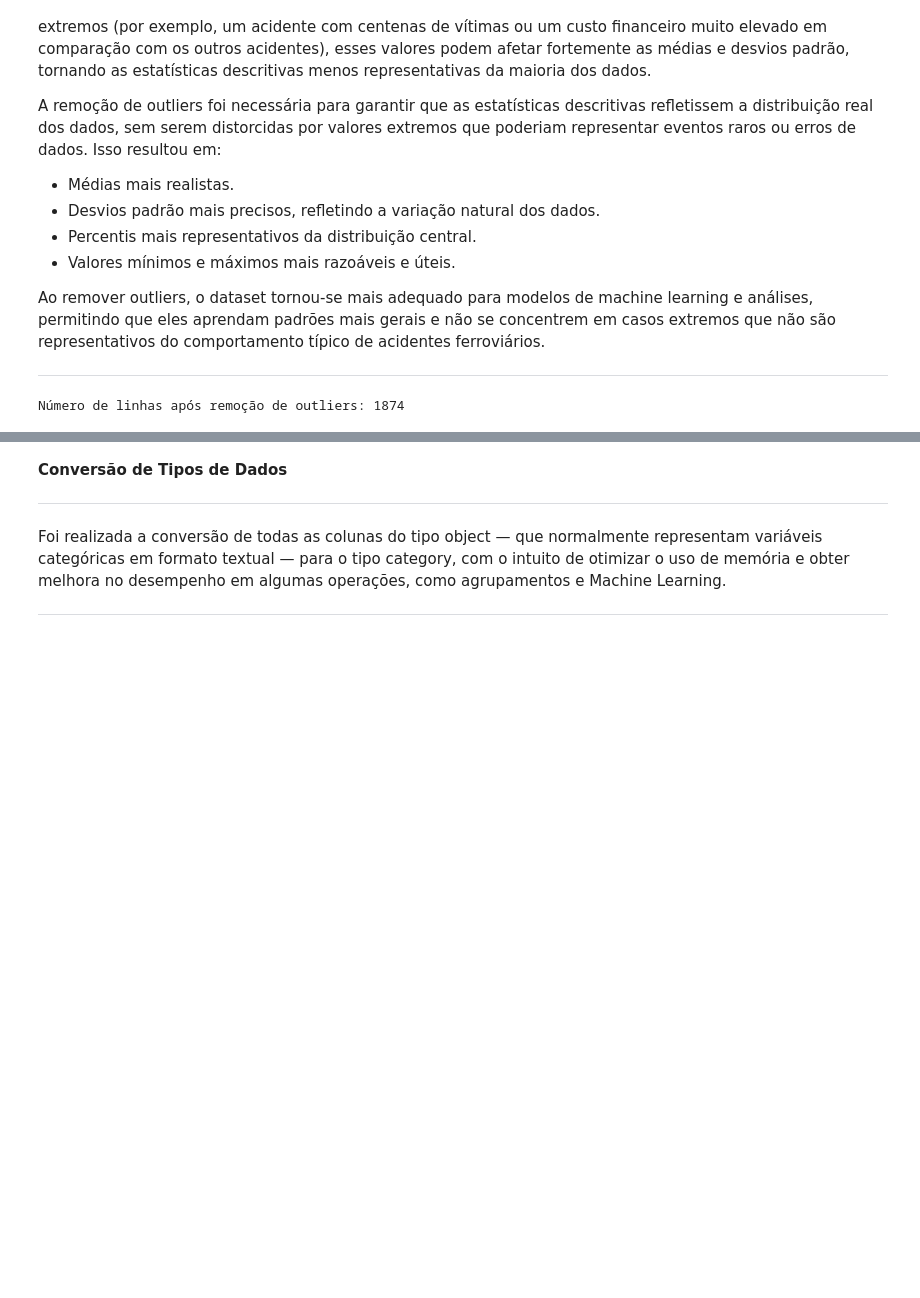
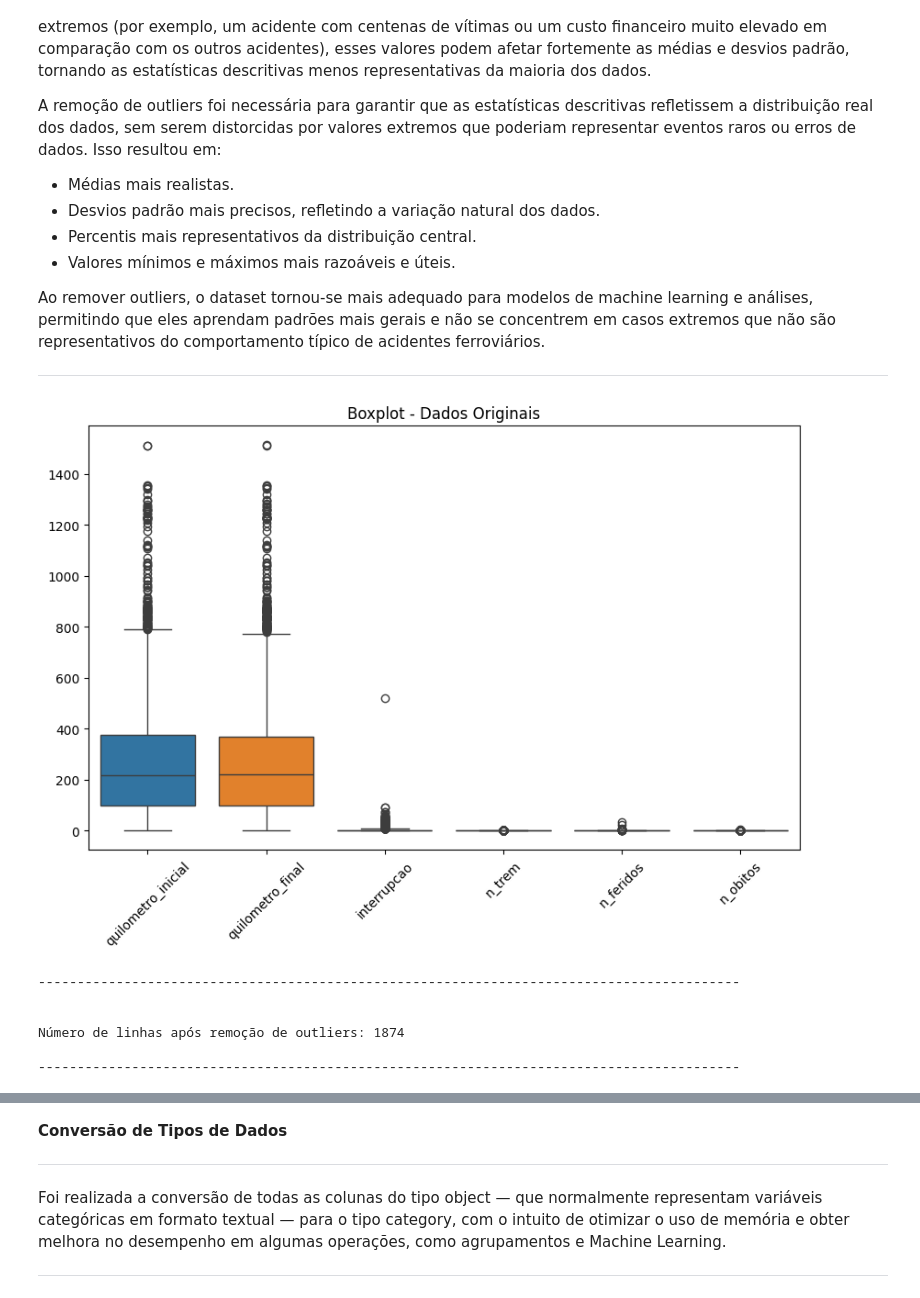
Before and after one commit to fabarroso/MVP1, a Jupyter notebook: MVP1.ipynb, the cells around one changed output, grey strips where cells are left out. Saved outputs shown, nothing was run; the diff lists cells and outputs as text; code cells hidden in the pictures; blank space fills up the shorter version.

```diff
--- a/MVP1.ipynb
+++ b/MVP1.ipynb
@@ -306,15 +306,41 @@ Ao remover outliers, o dataset tornou-se mais adequado para modelos de machine l
 ****
 # %%
 # Detecção e remoção de outliers (usando IQR)
+
+## Visualização dos Outliers antes da remoção
+# Gráfico de boxplot para visualização dos outliers antes da remoção
+plt.figure(figsize=(10,6))
+sns.boxplot(data=df[numerical_cols])
+plt.title('Boxplot - Dados Originais')
+plt.xticks(rotation=45)
+plt.show()
+
+print("\n" + "-"*90 + "\n")
 
 # Detectando outliers e removendo linhas com outliers
 Q1 = df[numerical_cols].quantile(0.25)
 Q3 = df[numerical_cols].quantile(0.75)
 IQR = Q3 - Q1
 
 # Filtrando as linhas que não são outliers
 df_outliers_removed = df[~((df[numerical_cols] < (Q1 - 1.5 * IQR)) | (df[numerical_cols] > (Q3 + 1.5 * IQR))).any(axis=1)]
 
 print(f"\nNúmero de linhas após remoção de outliers: {df_outliers_removed.shape[0]}")
+
+print("\n" + "-"*90 + "\n")
+
+## Visualização dos Outliers após a remoção
+# Gráfico de boxplot para visualização dos dados sem outliers
+plt.figure(figsize=(10,6))
+sns.boxplot(data=df_outliers_removed[numerical_cols])
+plt.title('Boxplot - Dados Sem Outliers')
+plt.xticks(rotation=45)
+plt.show()
 # %% [output]
+[figure, added]
+------------------------------------------------------------------------------------------
+
+
 Número de linhas após remoção de outliers: 1874
+
+------------------------------------------------------------------------------------------
```
Also changed, not shown: parts of 2 cells of this notebook.
